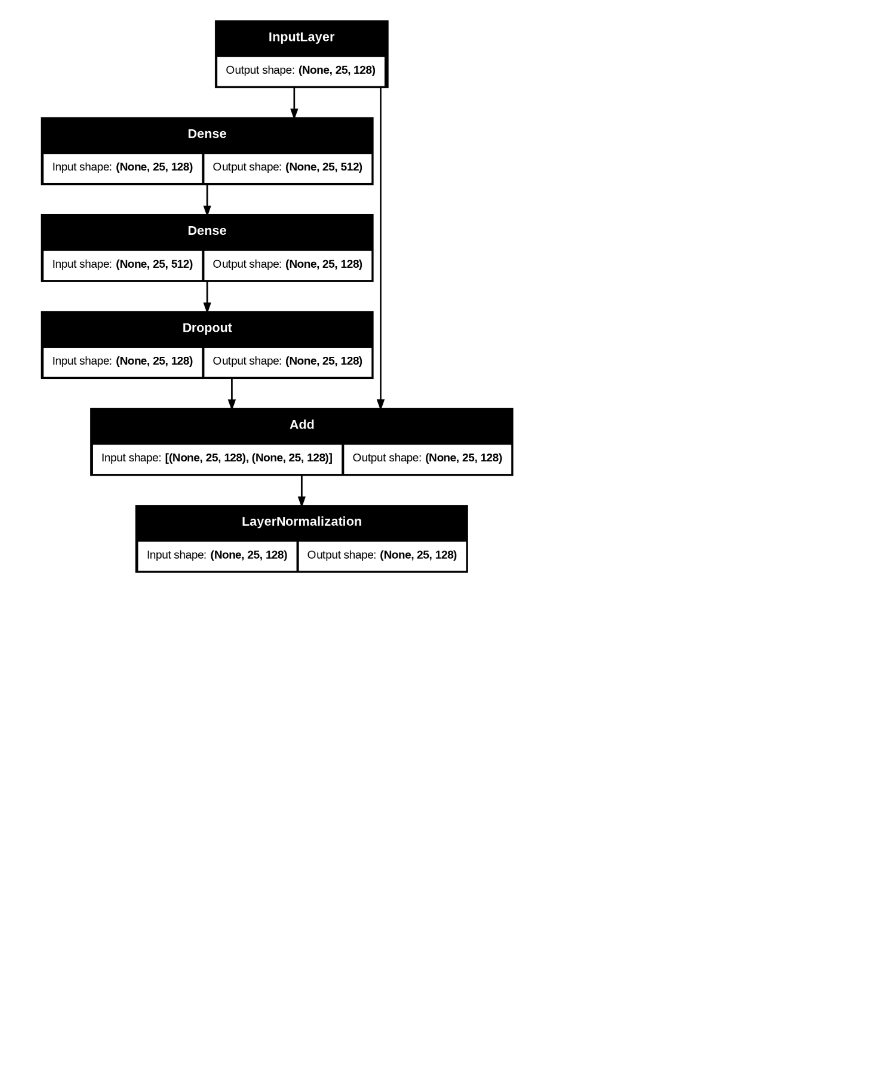
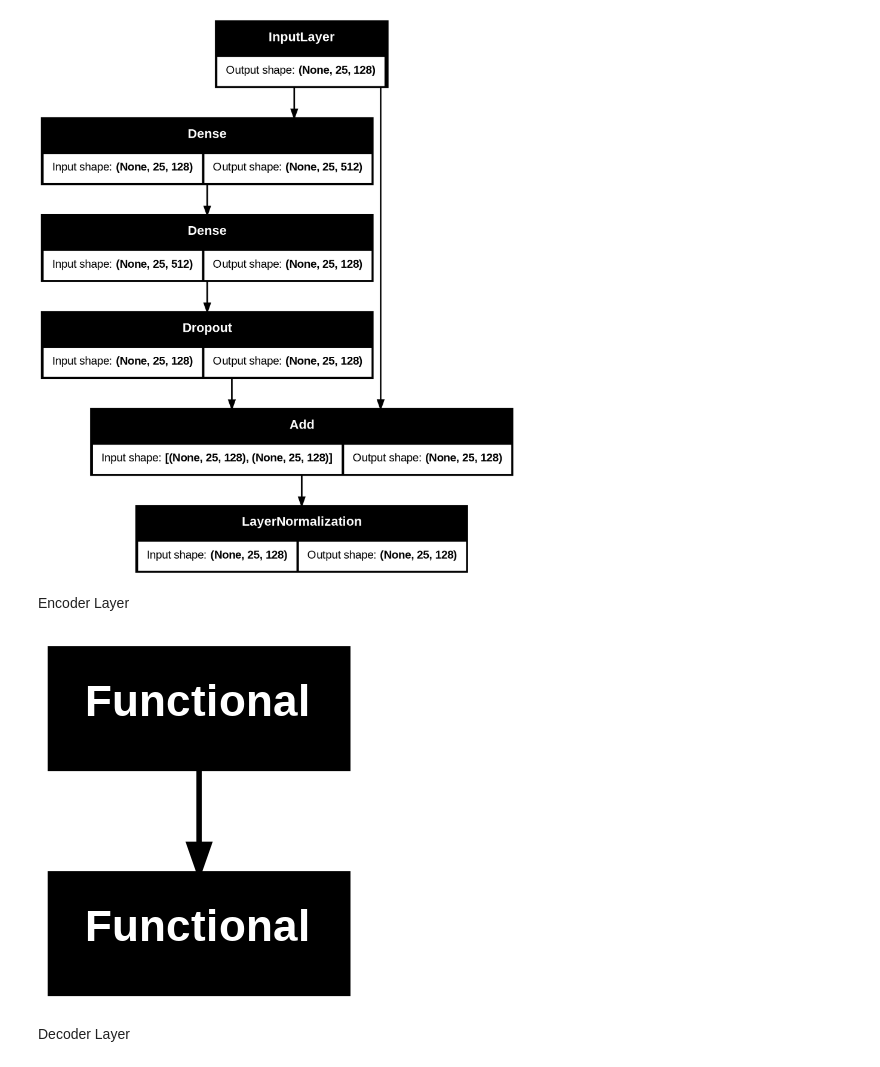
Before and after one commit to dinky-coder/dinky-coder, a Jupyter notebook: SmallScale_chatGPT.ipynb, the cells around one changed output. Saved outputs shown, nothing was run; the diff lists cells and outputs as text; code cells hidden in the pictures; blank space fills up the shorter version.

```diff
--- a/SmallScale_chatGPT.ipynb
+++ b/SmallScale_chatGPT.ipynb
@@ -486,3 +486,35 @@ model = feed_forward(input_shape = (seq_length, key_dim), model_dim = key_dim, f
 tf.keras.utils.plot_model(model, show_shapes=True)
 # %% [output]
 [figure]
+# %% [markdown]
+Encoder Layer
+# %%
+import tensorflow as tf
+
+def encoder(input_shape, key_dim, ff_dim, dropout=0.1, prefix='enc', **kwargs):
+    # Define a Sequential model for the encoder
+    model = tf.keras.models.Sequential([
+        tf.keras.layers.Input(shape=input_shape, dtype='float32', name=f'{prefix}_in0'), # Input layer
+        self_attention(input_shape, prefix=prefix, key_dim=key_dim, mask=False, **kwargs), # Self-attention layer
+        feed_forward(input_shape, key_dim, ff_dim, dropout, prefix) # Feed-forward layer
+    ])
+
+    return model
+# %%
+seq_length = 25
+key_dim = 128
+ff_dim = 512
+num_heads = 8
+
+# Pass the defined functions to the encoder function
+model = encoder(
+    input_shape = (seq_length, key_dim),
+    key_dim = key_dim,
+    ff_dim = ff_dim,
+    num_heads = num_heads)
+
+tf.keras.utils.plot_model(model)
+# %% [output]
+[figure, added]
+# %% [markdown]
+Decoder Layer
```
Also changed, not shown: parts of 7 cells of this notebook.
